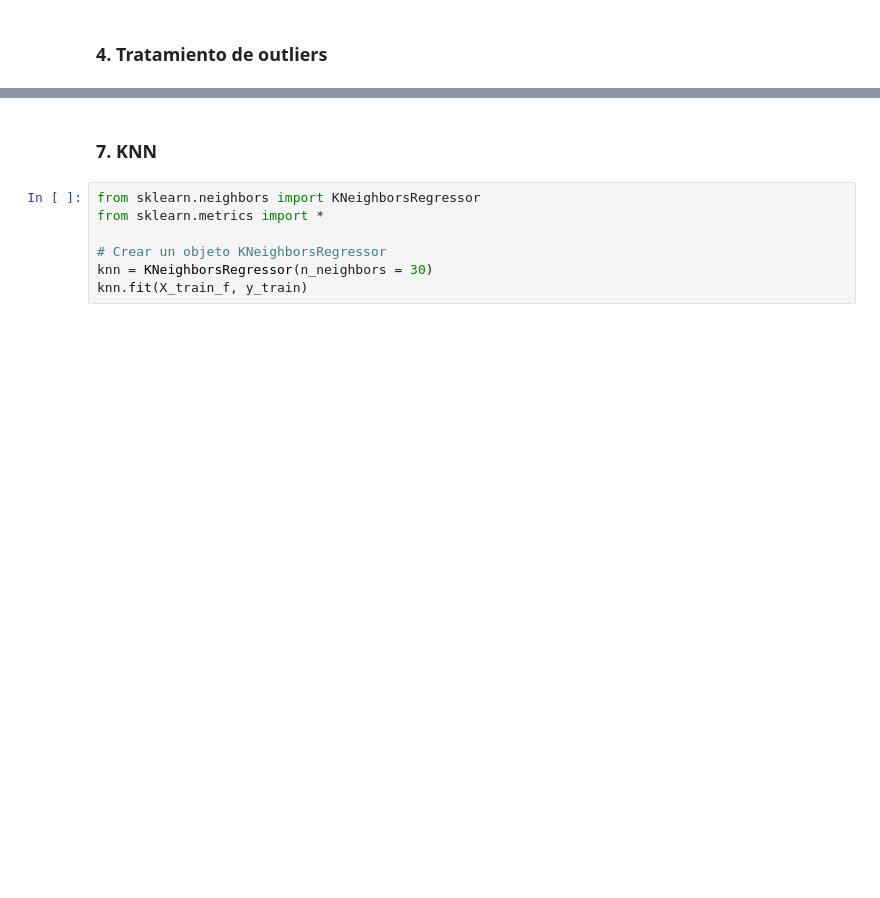
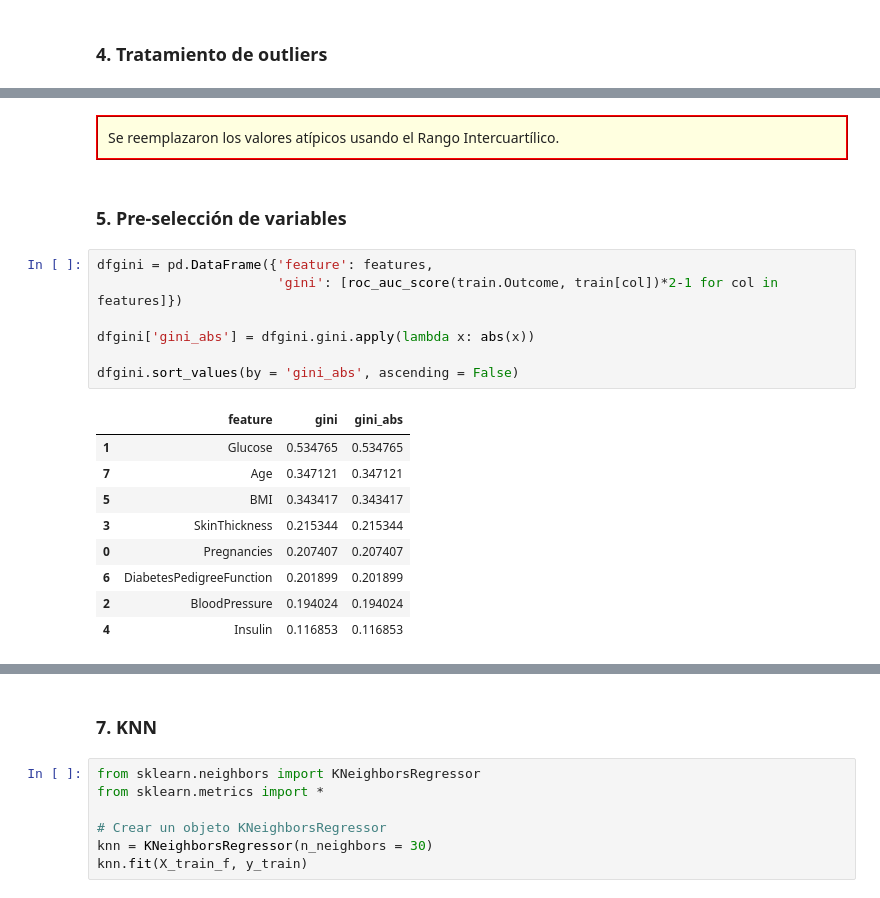
Before and after one commit to davidagapitoq/data_science_for_business_2023, a Jupyter notebook: Supervised_models/KNN/Diabetes_prediction.ipynb, the cells around one changed output, grey strips where cells are left out. Saved outputs shown, nothing was run; the diff lists cells and outputs as text; blank space fills up the shorter version.

```diff
--- a/Supervised_models/KNN/Diabetes_prediction.ipynb
+++ b/Supervised_models/KNN/Diabetes_prediction.ipynb
@@ -262,0 +334,23 @@ test_treat  =  test_encoded.clip(lower = test_encoded - threshold * std, upper =
+# %% [markdown]
+<div class="comment" style="background-color: rgb(255, 255, 224); padding: 10px; border: 2px ridge red;">
+Se reemplazaron los valores atípicos usando el Rango Intercuartílico.
+</div>
+# %% [markdown]
+### 5. Pre-selección de variables
+# %%
+dfgini = pd.DataFrame({'feature': features,
+                       'gini': [roc_auc_score(train.Outcome, train[col])*2-1 for col in features]})
+
+dfgini['gini_abs'] = dfgini.gini.apply(lambda x: abs(x))
+
+dfgini.sort_values(by = 'gini_abs', ascending = False)
+# %% [output]
+|  | feature | gini | gini_abs |
+| 1 | Glucose | 0.534765 | 0.534765 |
+| 7 | Age | 0.347121 | 0.347121 |
+| 5 | BMI | 0.343417 | 0.343417 |
+| 3 | SkinThickness | 0.215344 | 0.215344 |
+| 0 | Pregnancies | 0.207407 | 0.207407 |
+| 6 | DiabetesPedigreeFunction | 0.201899 | 0.201899 |
+| 2 | BloodPressure | 0.194024 | 0.194024 |
+| 4 | Insulin | 0.116853 | 0.116853 |
```
Also changed, not shown: parts of 29 cells of this notebook.
